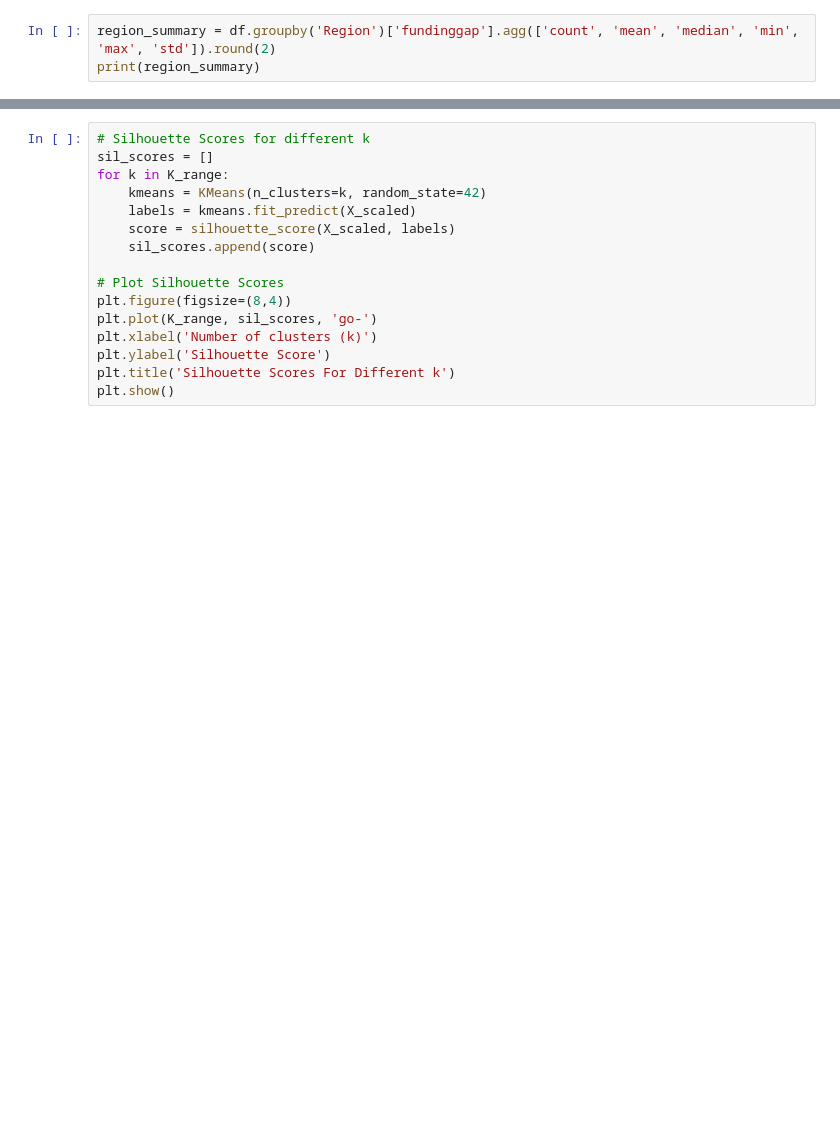
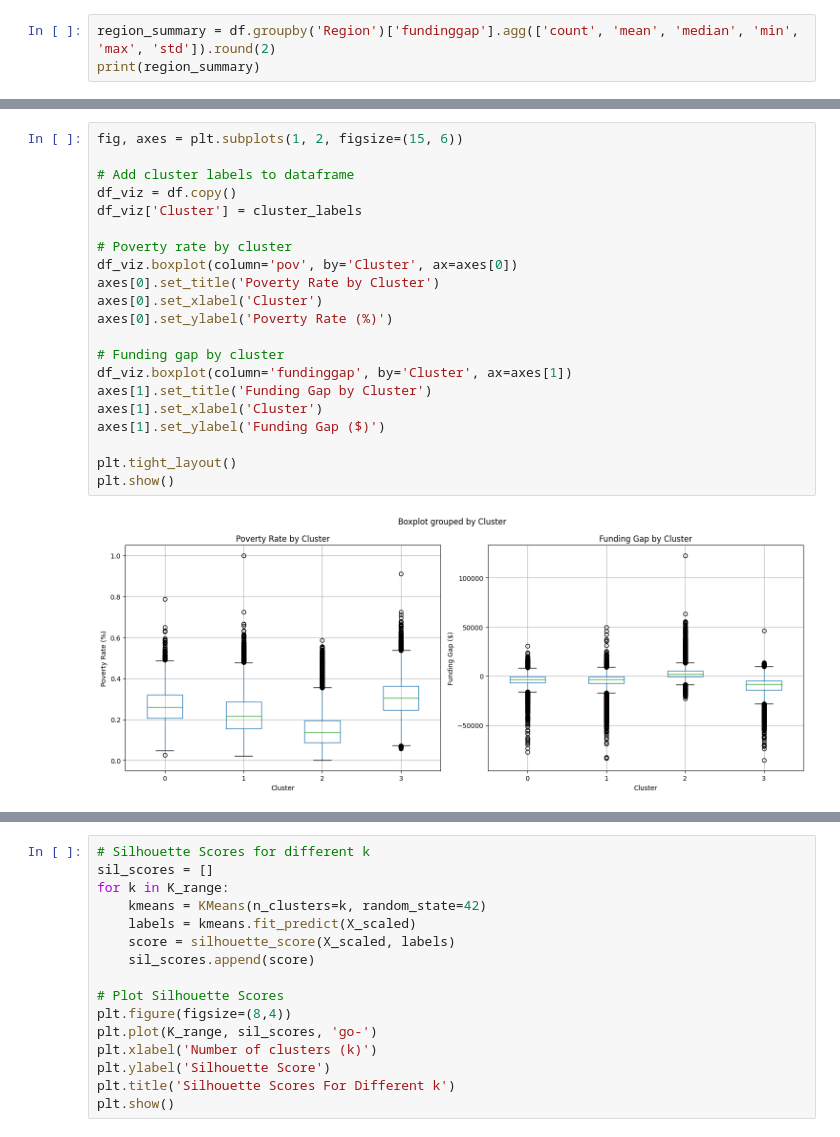
Before and after one commit to mwhiteaz/SchoolFunding, a Jupyter notebook: schoolfundingeda-10-10.ipynb, the cells around one changed output, grey strips where cells are left out. Drawn from its saved outputs; the diff is of its cells as text; blank space fills up the shorter version.

```diff
--- a/schoolfundingeda-10-10.ipynb
+++ b/schoolfundingeda-10-10.ipynb
@@ -708,0 +876,23 @@ print(df[['funding_gap'] + features + ['cluster']].head())
+# %%
+fig, axes = plt.subplots(1, 2, figsize=(15, 6))
+
+# Add cluster labels to dataframe
+df_viz = df.copy()
+df_viz['Cluster'] = cluster_labels
+
+# Poverty rate by cluster
+df_viz.boxplot(column='pov', by='Cluster', ax=axes[0])
+axes[0].set_title('Poverty Rate by Cluster')
+axes[0].set_xlabel('Cluster')
+axes[0].set_ylabel('Poverty Rate (%)')
+
+# Funding gap by cluster
+df_viz.boxplot(column='fundinggap', by='Cluster', ax=axes[1])
+axes[1].set_title('Funding Gap by Cluster')
+axes[1].set_xlabel('Cluster')
+axes[1].set_ylabel('Funding Gap ($)')
+
+plt.tight_layout()
+plt.show()
+# %% [output]
+[figure, added]
```
Also changed, not shown: parts of 21 cells of this notebook.
